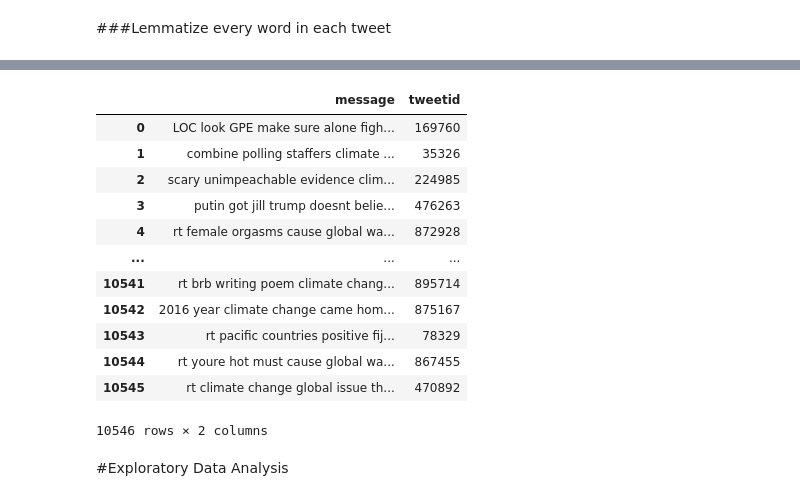
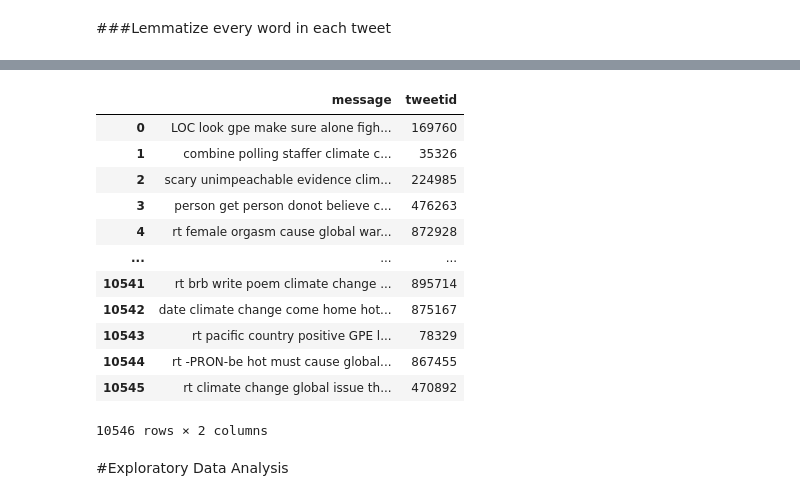
Before and after one commit to Stephane-Masamba/Team_4_CPT_ML-Classification, a Jupyter notebook: Team_4_CPT.ipynb, the cells around one changed output, grey strips where cells are left out. Cells and saved outputs as stored; diff of their text form; code cells hidden in the pictures.

```diff
--- a/Team_4_CPT.ipynb
+++ b/Team_4_CPT.ipynb
@@ -351,7 +353,5 @@ def lem_text(df):
         df.loc[df_index, 'message'] = df.loc[df_index, 'message'].replace(str(token.text), str(token.lemma_))
 
       df_index += 1
-
-      return df
 # %%
 lem_text(train)
@@ -372,17 +374,18 @@ lem_text(train)
 # %%
 lem_text(test)
+test
 # %% [output]
 |  | message | tweetid |
-| 0 | LOC look GPE make sure alone figh... | 169760 |
-| 1 | combine polling staffers climate ... | 35326 |
+| 0 | LOC look gpe make sure alone figh... | 169760 |
+| 1 | combine polling staffer climate c... | 35326 |
 | 2 | scary unimpeachable evidence clim... | 224985 |
-| 3 | putin got jill trump doesnt belie... | 476263 |
-| 4 | rt female orgasms cause global wa... | 872928 |
+| 3 | person get person donot believe c... | 476263 |
+| 4 | rt female orgasm cause global war... | 872928 |
 | ... | ... | ... |
-| 10541 | rt brb writing poem climate chang... | 895714 |
-| 10542 | 2016 year climate change came hom... | 875167 |
-| 10543 | rt pacific countries positive fij... | 78329 |
-| 10544 | rt youre hot must cause global wa... | 867455 |
+| 10541 | rt brb write poem climate change ... | 895714 |
+| 10542 | date climate change come home hot... | 875167 |
+| 10543 | rt pacific country positive GPE l... | 78329 |
+| 10544 | rt -PRON-be hot must cause global... | 867455 |
 | 10545 | rt climate change global issue th... | 470892 |
 10546 rows × 2 columns
 # %% [markdown]
```
Also changed, not shown: parts of 65 cells of this notebook.
